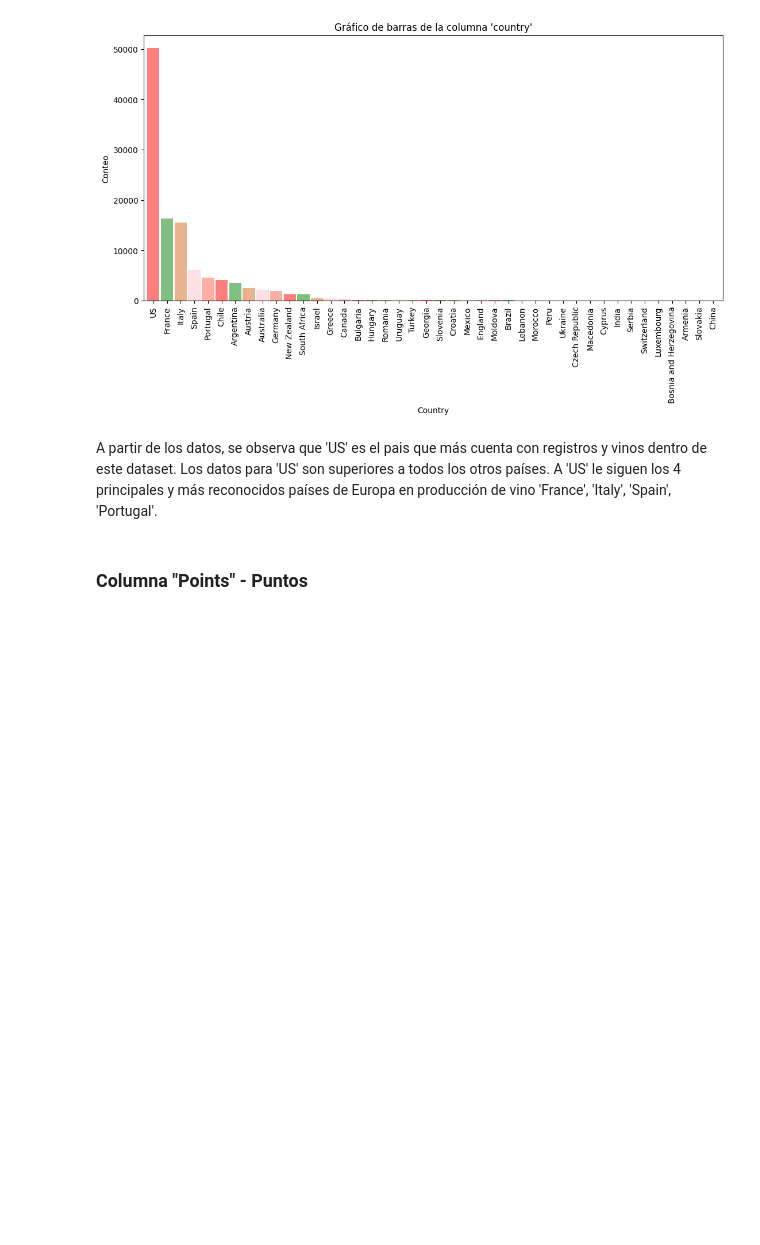
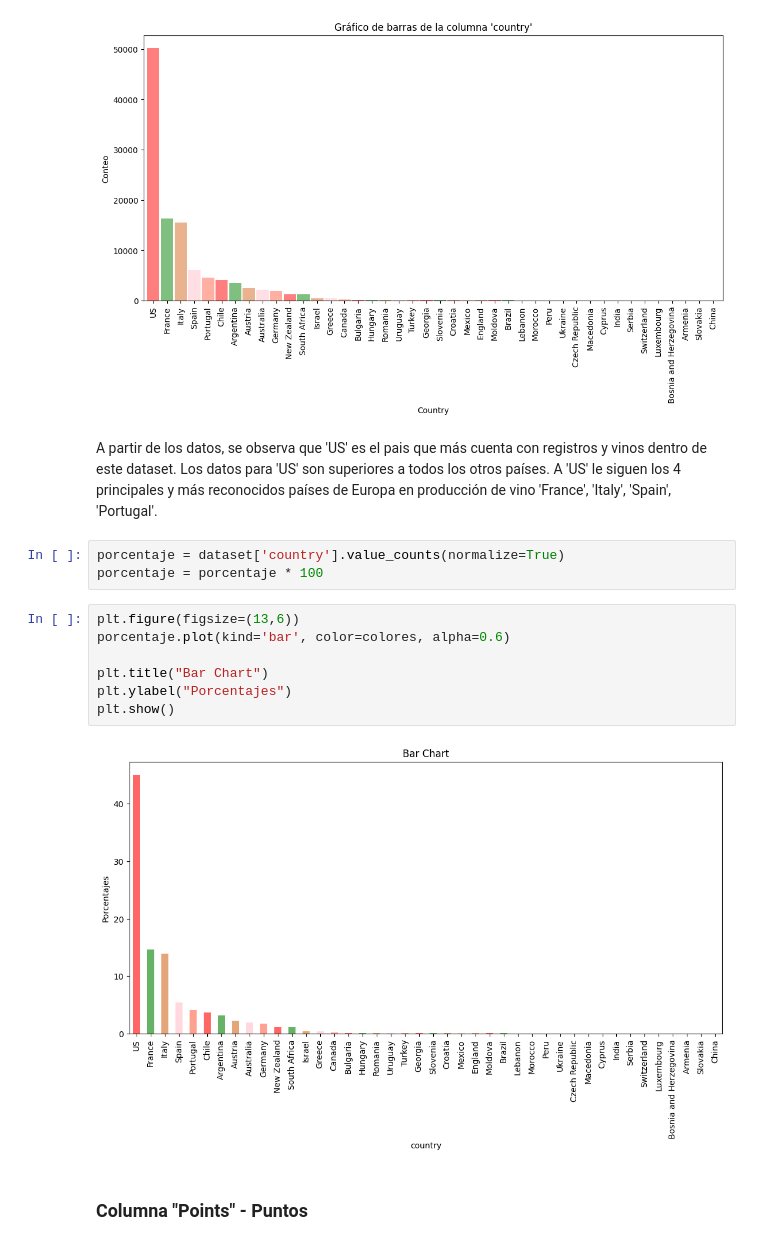
Before and after one commit to GustavMartinez/eda_python, a Jupyter notebook: 002_wine_products/step_2_eda.ipynb, the cells around one changed output. Drawn from its saved outputs; the diff is of its cells as text; blank space fills up the shorter version.

```diff
--- a/002_wine_products/step_2_eda.ipynb
+++ b/002_wine_products/step_2_eda.ipynb
@@ -128,6 +128,18 @@ plt.show()
 [figure]
 # %% [markdown]
 A partir de los datos, se observa que 'US' es el pais que más cuenta con registros y vinos dentro de este dataset. Los datos para 'US' son superiores a todos los otros países. A 'US' le siguen los 4 principales y más reconocidos países de Europa en producción de vino 'France', 'Italy', 'Spain', 'Portugal'.
+# %%
+porcentaje = dataset['country'].value_counts(normalize=True)
+porcentaje = porcentaje * 100
+# %%
+plt.figure(figsize=(13,6))
+porcentaje.plot(kind='bar', color=colores, alpha=0.6)
+
+plt.title("Bar Chart")
+plt.ylabel("Porcentajes")
+plt.show()
+# %% [output]
+[figure, added]
 # %% [markdown]
 ### Columna "Points" - Puntos
 # %% [markdown]
```
